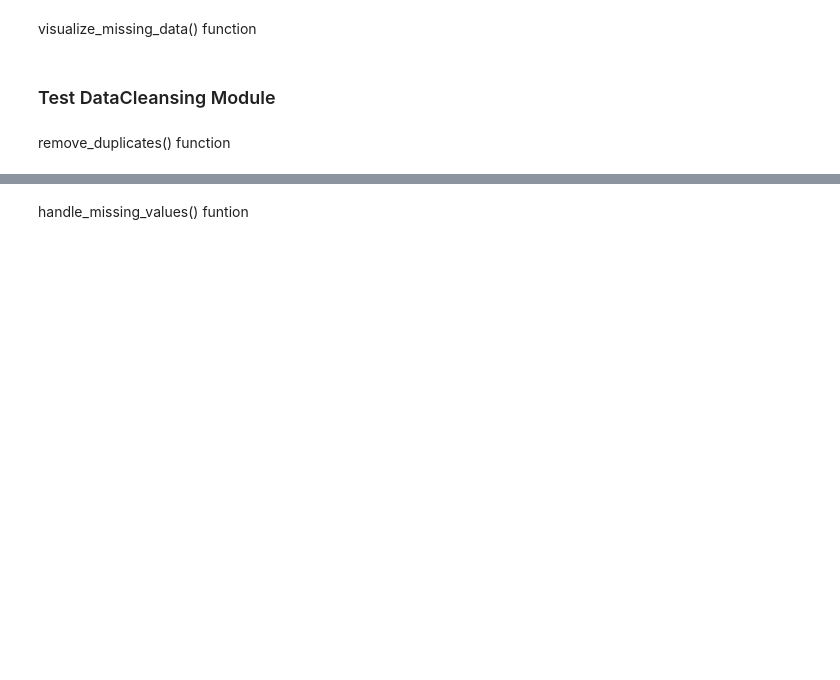
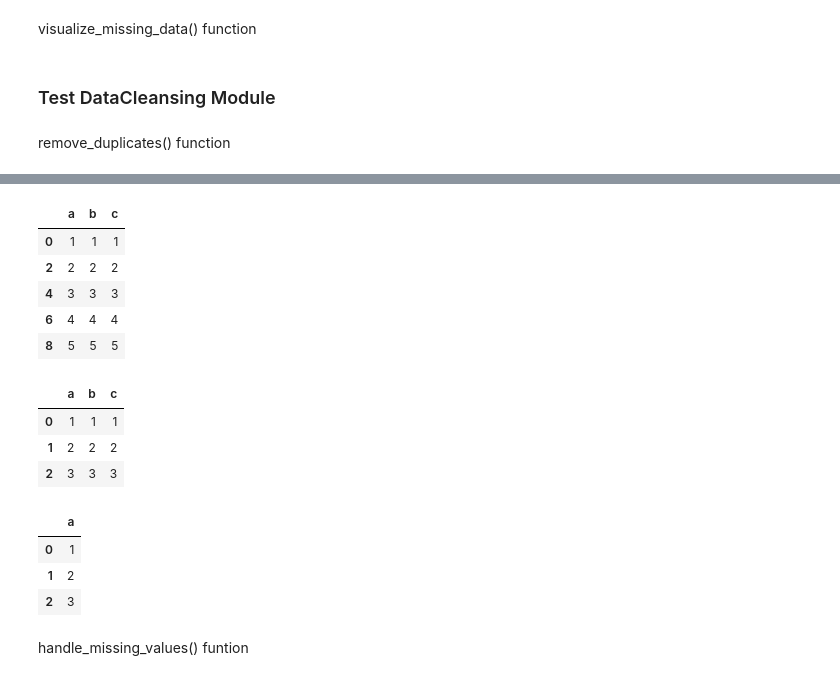
Before and after one commit to Rain-Elutions/Data-Processing-Automation, a Jupyter notebook: test.ipynb, the cells around one changed output, grey strips where cells are left out. Drawn from its saved outputs; the diff is of its cells as text; code cells hidden in the pictures; blank space fills up the shorter version.

```diff
--- a/test.ipynb
+++ b/test.ipynb
@@ -94,3 +111,32 @@ remove_duplicates() function
+# %%
+data_cleansing = DataCleansing()
+dup_df = data_cleansing.remove_duplicates(dup_df)
+dup_df
+# %% [output]
+|  | a | b | c |
+| 0 | 1 | 1 | 1 |
+| 2 | 2 | 2 | 2 |
+| 4 | 3 | 3 | 3 |
+| 6 | 4 | 4 | 4 |
+| 8 | 5 | 5 | 5 |
+# %%
+# a df with duplicate dolumns
+dup_df = pd.DataFrame({'a': [1, 2, 3], 'b': [1, 2, 3], 'c': [1, 2, 3]})
+dup_df
+# %% [output]
+|  | a | b | c |
+| 0 | 1 | 1 | 1 |
+| 1 | 2 | 2 | 2 |
+| 2 | 3 | 3 | 3 |
+# %%
+data_cleansing = DataCleansing()
+dup_df = data_cleansing.remove_duplicates(dup_df)
+dup_df
+# %% [output]
+|  | a |
+| 0 | 1 |
+| 1 | 2 |
+| 2 | 3 |
 # %% [markdown]
 handle_missing_values() funtion
 # %%
```
Also changed, not shown: parts of 14 cells of this notebook, 3 other files.
